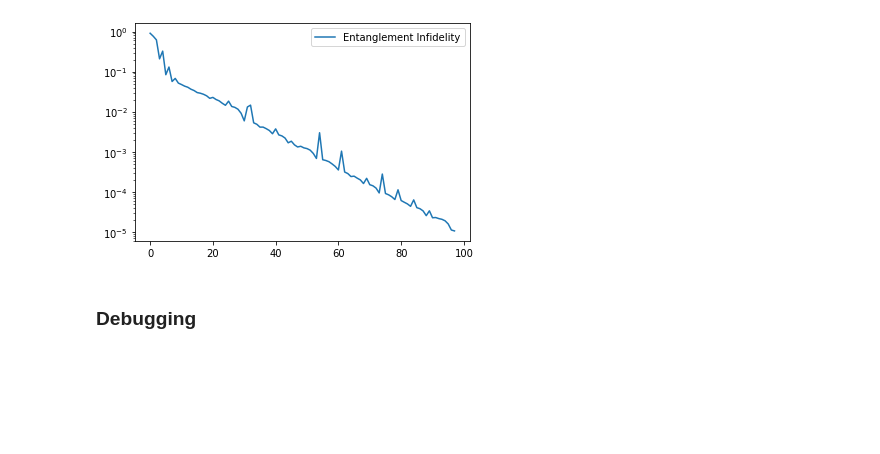
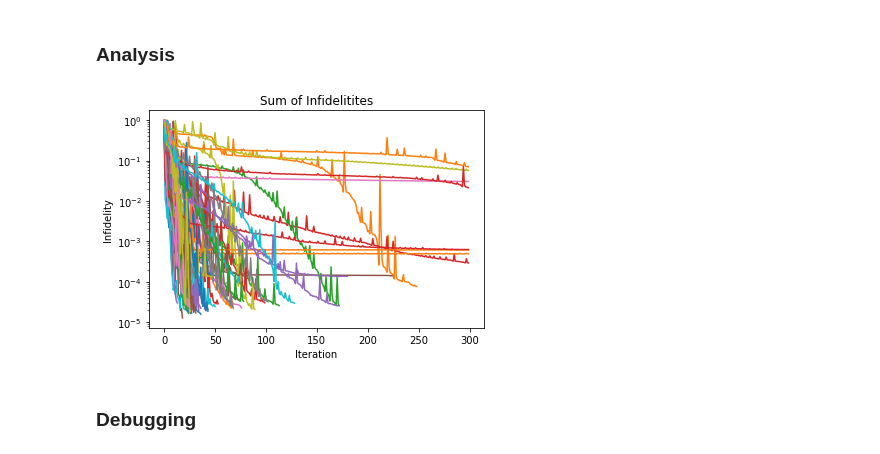
Before and after one commit to qutech/qopt, a Jupyter notebook: qopt/examples/ff_benchmarking/ff_vs_lindblad.ipynb, the cells around one changed output. Drawn from its saved outputs; the diff is of its cells as text; code cells hidden in the pictures; blank space fills up the shorter version.

Commit message:
WIP: benchmarking the filter function derivatives. This version also tests the migration of the cost function weights

```diff
--- a/qopt/examples/ff_benchmarking/ff_vs_lindblad.ipynb
+++ b/qopt/examples/ff_benchmarking/ff_vs_lindblad.ipynb
@@ -23,15 +32,16 @@ ff_only_opt = create_optimizer(sim_ff_only)
 l_data = DataContainer(storage_path=path)
 for i in range(n_runs):
     l_result =  l_opt.run_optimization(
-        initial_control_amplitudes=initial_conditions[:, i])
+        initial_control_amplitudes=np.expand_dims(
+            initial_conditions[:, i], axis=1
+        )
+    )
 
     l_data.append_optim_result(l_result)
 
 l_analyser = Analyser(data=l_data)
-l_file = r'lindblad' + str(datetime.datetime.now())[:-7]
-l_data.to_pickle(filename=l_file)
+l_file = r'lindblad' + time_stamp()
+l_data.to_pickle(filename=os.path.join(path, l_file))
-# %% [output]
-[figure, removed]
 # %%
 ff_data = DataContainer(storage_path=path)
 for i in range(n_runs):
@@ -45,0 +58,11 @@ ff_data.to_pickle(filename=ff_file)
+# %% [markdown]
+### Analysis
+# %%
+file = r'lindblad2020-08-20-18-15-40'
+# %%
+loaded_data = DataContainer.from_pickle(filename=os.path.join(path, file))
+loaded_analyser = Analyser(loaded_data)
+fig, ax = loaded_analyser.plot_absolute_costs()
+fig.savefig(fname=os.path.join(path, file + '.png'))
+# %% [output]
+[figure, added]
```
Also changed, not shown: parts of 10 cells of this notebook, 1 other file.
